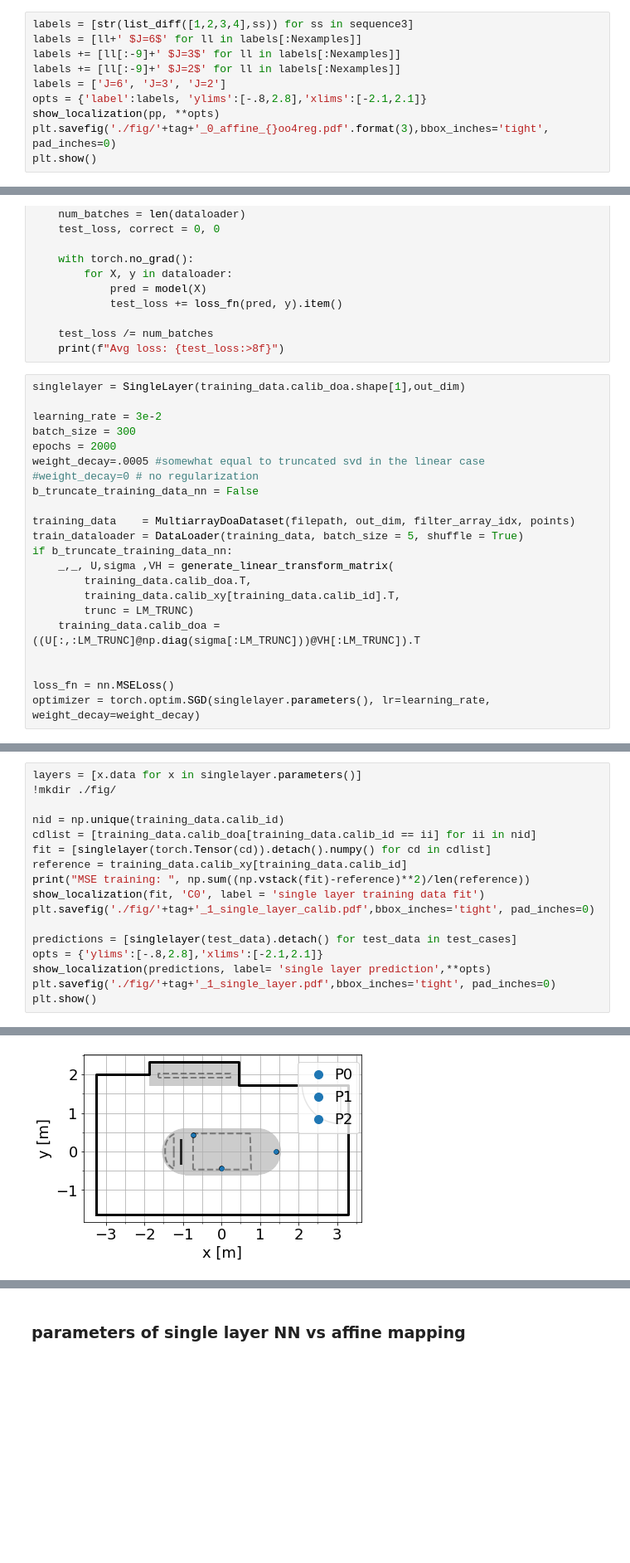
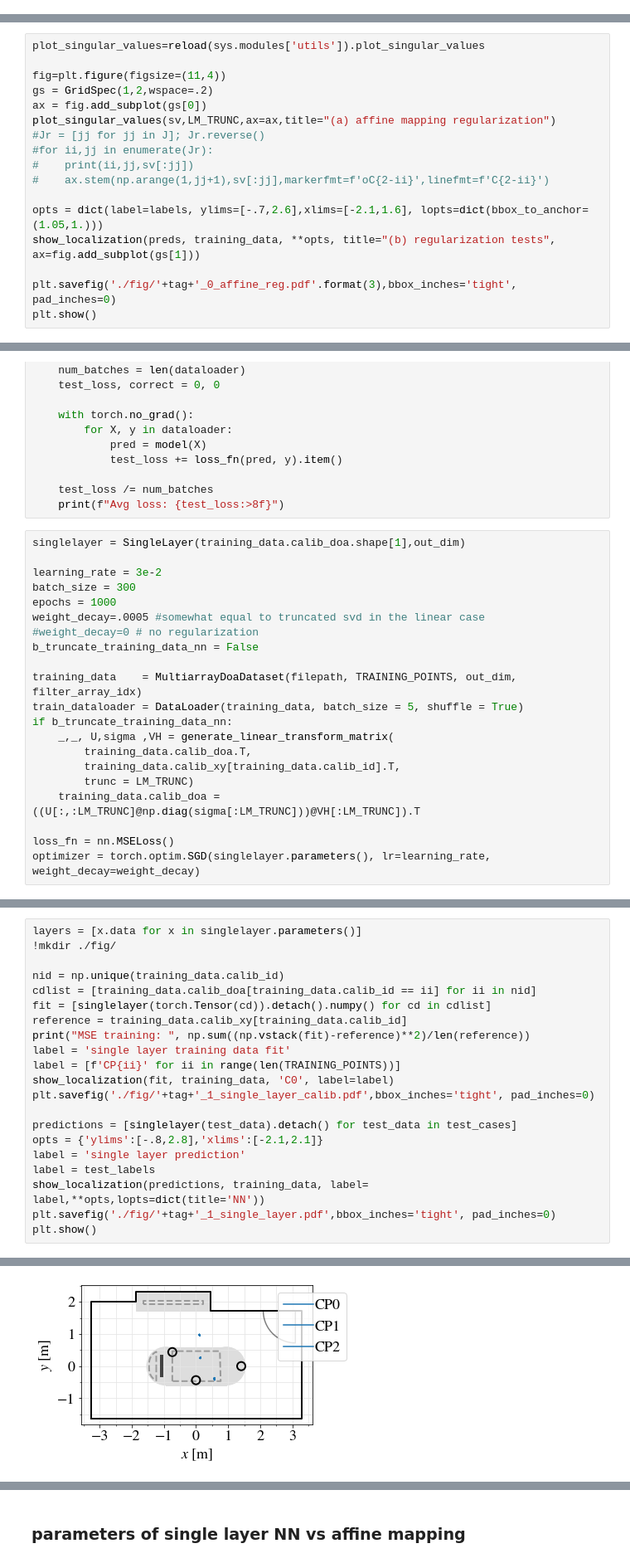
Before and after one commit to manvhah/multiarray_jasael, a Jupyter notebook: jasael.ipynb, the cells around one changed output, grey strips where cells are left out. Shown at 83% size. Cells and saved outputs as stored; diff of their text form; blank space fills up the shorter version.

```diff
--- a/jasael.ipynb
+++ b/jasael.ipynb
@@ -884,10 +412,0 @@ MSE training:  0.009084385183378545
-# %%
-labels = [str(list_diff([1,2,3,4],ss)) for ss in sequence3]
-labels = [ll+' $J=6$' for ll in labels[:Nexamples]]
-labels += [ll[:-9]+' $J=3$' for ll in labels[:Nexamples]]
-labels += [ll[:-9]+' $J=2$' for ll in labels[:Nexamples]]
-labels = ['J=6', 'J=3', 'J=2']
-opts = {'label':labels, 'ylims':[-.8,2.8],'xlims':[-2.1,2.1]}
-show_localization(pp, **opts)
-plt.savefig('./fig/'+tag+'_0_affine_{}oo4reg.pdf'.format(3),bbox_inches='tight', pad_inches=0)
-plt.show()
@@ -895,0 +413,17 @@ plt.show()
+# %%
+plot_singular_values=reload(sys.modules['utils']).plot_singular_values
+
+fig=plt.figure(figsize=(11,4))
+gs = GridSpec(1,2,wspace=.2)
+ax = fig.add_subplot(gs[0])
+plot_singular_values(sv,LM_TRUNC,ax=ax,title="(a) affine mapping regularization")
+#Jr = [jj for jj in J]; Jr.reverse()
+#for ii,jj in enumerate(Jr):
+#    print(ii,jj,sv[:jj])
+#    ax.stem(np.arange(1,jj+1),sv[:jj],markerfmt=f'oC{2-ii}',linefmt=f'C{2-ii}')
+
+opts = dict(label=labels, ylims=[-.7,2.6],xlims=[-2.1,1.6], lopts=dict(bbox_to_anchor=(1.05,1.)))
+show_localization(preds, training_data, **opts, title="(b) regularization tests", ax=fig.add_subplot(gs[1]))
+
+plt.savefig('./fig/'+tag+'_0_affine_reg.pdf'.format(3),bbox_inches='tight', pad_inches=0)
+plt.show()
@@ -944,12 +480,12 @@ singlelayer = SingleLayer(training_data.calib_doa.shape[1],out_dim)
 
 learning_rate = 3e-2
 batch_size = 300
-epochs = 2000
+epochs = 1000
 weight_decay=.0005 #somewhat equal to truncated svd in the linear case
 #weight_decay=0 # no regularization
 b_truncate_training_data_nn = False
 
-training_data    = MultiarrayDoaDataset(filepath, out_dim, filter_array_idx, points)
+training_data    = MultiarrayDoaDataset(filepath, TRAINING_POINTS, out_dim, filter_array_idx)
 train_dataloader = DataLoader(training_data, batch_size = 5, shuffle = True)
 if b_truncate_training_data_nn:
     _,_, U,sigma ,VH = generate_linear_transform_matrix(
@@ -958,6 +494,5 @@ if b_truncate_training_data_nn:
         trunc = LM_TRUNC)
     training_data.calib_doa = ((U[:,:LM_TRUNC]@np.diag(sigma[:LM_TRUNC]))@VH[:LM_TRUNC]).T
 
-
 loss_fn = nn.MSELoss()
 optimizer = torch.optim.SGD(singlelayer.parameters(), lr=learning_rate, weight_decay=weight_decay)
@@ -982,12 +513,16 @@ cdlist = [training_data.calib_doa[training_data.calib_id == ii] for ii in nid]
 fit = [singlelayer(torch.Tensor(cd)).detach().numpy() for cd in cdlist]
 reference = training_data.calib_xy[training_data.calib_id]
 print("MSE training: ", np.sum((np.vstack(fit)-reference)**2)/len(reference))
-show_localization(fit, 'C0', label = 'single layer training data fit')
+label = 'single layer training data fit'
+label = [f'CP{ii}' for ii in range(len(TRAINING_POINTS))]
+show_localization(fit, training_data, 'C0', label=label)
 plt.savefig('./fig/'+tag+'_1_single_layer_calib.pdf',bbox_inches='tight', pad_inches=0)
 
 predictions = [singlelayer(test_data).detach() for test_data in test_cases]
 opts = {'ylims':[-.8,2.8],'xlims':[-2.1,2.1]}
-show_localization(predictions, label= 'single layer prediction',**opts)
+label = 'single layer prediction'
+label = test_labels
+show_localization(predictions, training_data, label= label,**opts,lopts=dict(title='NN'))
 plt.savefig('./fig/'+tag+'_1_single_layer.pdf',bbox_inches='tight', pad_inches=0)
 plt.show()
 # %% [output]
@@ -996 +531 @@ MSE training:  8.225207527478536e-05
-[figure, old version]
+[figure, new version]
```
Also changed, not shown: parts of 30 cells of this notebook, 3 other files.
